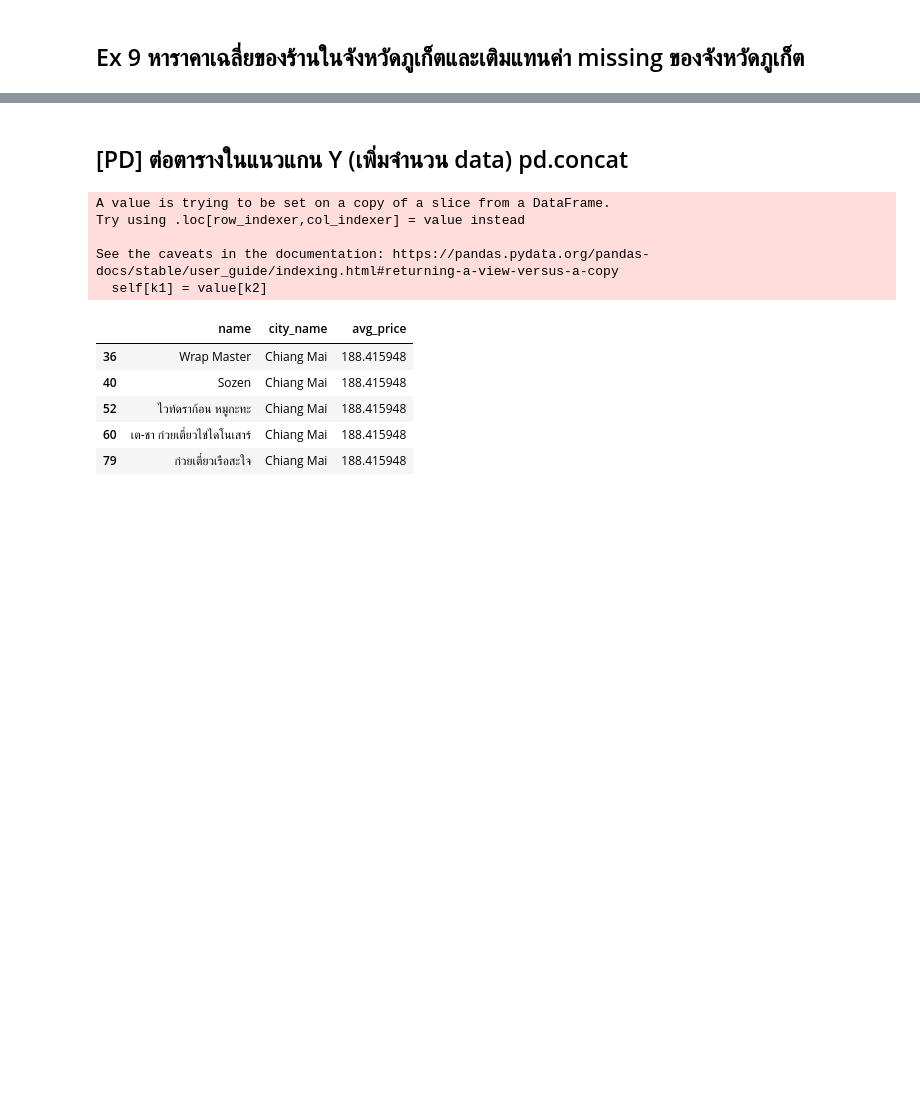
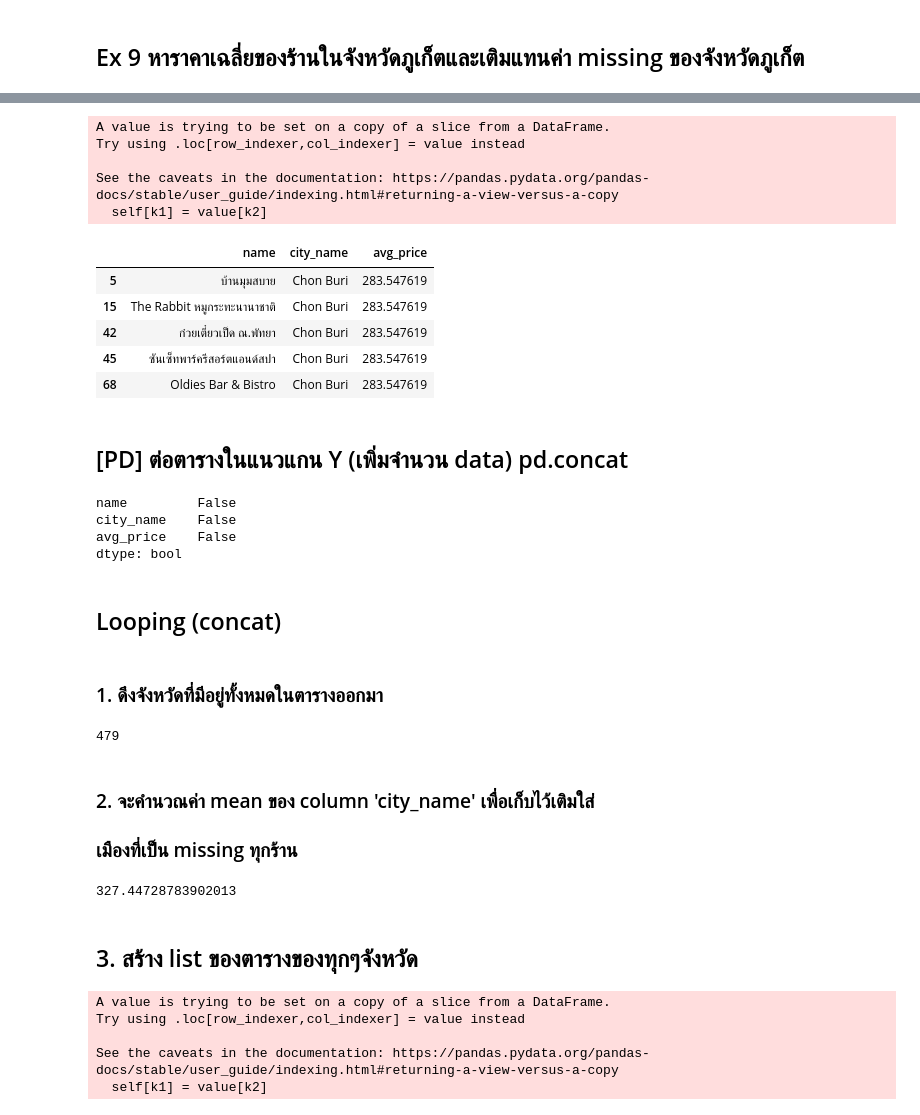
Before and after one commit to tohnperfect/DPDM, a Jupyter notebook: Pandas_and_Data_Preprocessing_101.ipynb, the cells around one changed output, grey strips where cells are left out. Saved outputs shown, nothing was run; the diff lists cells and outputs as text; code cells hidden in the pictures; blank space fills up the shorter version.

```diff
--- a/Pandas_and_Data_Preprocessing_101.ipynb
+++ b/Pandas_and_Data_Preprocessing_101.ipynb
@@ -387,18 +403,58 @@ See the caveats in the documentation: https://pandas.pydata.org/pandas-docs/stab
+# %%
+ch_table = new_table[new_table['city_name']=='Chon Buri']
+ch_table[['avg_price']] = ch_table[['avg_price']].fillna(new_table[new_table['city_name']=='Chon Buri'].dropna()['avg_price'].mean())
+ch_table.head()
+# %% [output]
+A value is trying to be set on a copy of a slice from a DataFrame.
+Try using .loc[row_indexer,col_indexer] = value instead
+
+See the caveats in the documentation: https://pandas.pydata.org/pandas-docs/stable/user_guide/indexing.html#returning-a-view-versus-a-copy
+  self[k1] = value[k2]
+|  | name | city_name | avg_price |
+| 5 | บ้านมุมสบาย | Chon Buri | 283.547619 |
+| 15 | The Rabbit หมูกระทะนานาชาติ | Chon Buri | 283.547619 |
+| 42 | ก๋วยเตี๋ยวเป็ด ณ.พัทยา | Chon Buri | 283.547619 |
+| 45 | ซันเซ็ทพาร์ครีสอร์ตแอนด์สปา | Chon Buri | 283.547619 |
+| 68 | Oldies Bar & Bistro | Chon Buri | 283.547619 |
 # %% [markdown]
 ## [PD] ต่อตารางในแนวแกน Y (เพิ่มจำนวน data) pd.concat
+# %%
+pandas.concat([bkk_table,pk_table,ch_table]).isnull().any()
+# %% [output]
+name         False
+city_name    False
+avg_price    False
+dtype: bool
+# %% [markdown]
+## Looping (concat)
+# %% [markdown]
+### 1. ดึงจังหวัดที่มีอยู่ทั้งหมดในตารางออกมา
+# %%
+all_cities = set(new_table['city_name'])
+print(len(all_cities))
+#all_cities
+# %% [output]
+479
+# %% [markdown]
+### 2. จะคำนวณค่า mean ของ column 'city_name' เพื่อเก็บไว้เติมใส่
+
+### เมืองที่เป็น missing ทุกร้าน
+# %%
+all_mean = new_table.dropna(subset=['avg_price'])['avg_price'].mean()
+all_mean
+# %% [output]
+327.44728783902013
+# %% [markdown]
+## 3. สร้าง list ของตารางของทุกๆจังหวัด
 # %%
-cm_table = new_table[new_table['city_name']=='Chiang Mai']
-cm_table[['avg_price']] = cm_table[['avg_price']].fillna(new_table[new_table['city_name']=='Chiang Mai'].dropna()['avg_price'].mean())
-cm_table.head()
+all_cities_list = []
+for each_city in sorted(list(all_cities)):
+    temp_table = new_table[new_table['city_name']==each_city]
+    temp_table[['avg_price']] = temp_table[['avg_price']].fillna(new_table[new_table['city_name']==each_city].dropna()['avg_price'].mean())
+    all_cities_list.append(temp_table)
 # %% [output]
 A value is trying to be set on a copy of a slice from a DataFrame.
 Try using .loc[row_indexer,col_indexer] = value instead
 
 See the caveats in the documentation: https://pandas.pydata.org/pandas-docs/stable/user_guide/indexing.html#returning-a-view-versus-a-copy
   self[k1] = value[k2]
-|  | name | city_name | avg_price |
-| 36 | Wrap Master | Chiang Mai | 188.415948 |
-| 40 | Sozen | Chiang Mai | 188.415948 |
-| 52 | ไวท์ดราก้อน หมูกะทะ | Chiang Mai | 188.415948 |
-| 60 | เต-ชา ก๋วยเตี๋ยวไข่ไดโนเสาร์ | Chiang Mai | 188.415948 |
-| 79 | ก๋วยเตี๋ยวเรือสะใจ | Chiang Mai | 188.415948 |
```
Also changed, not shown: parts of 7 cells of this notebook.
